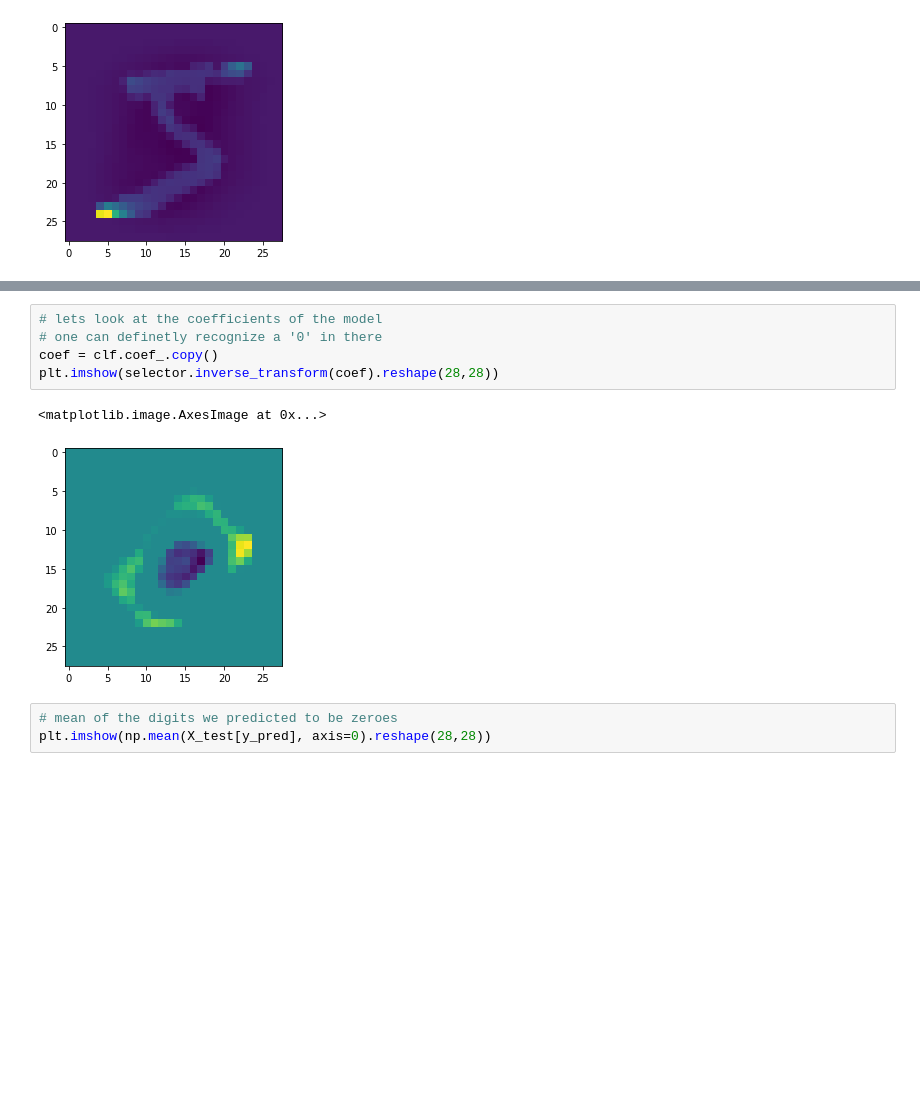
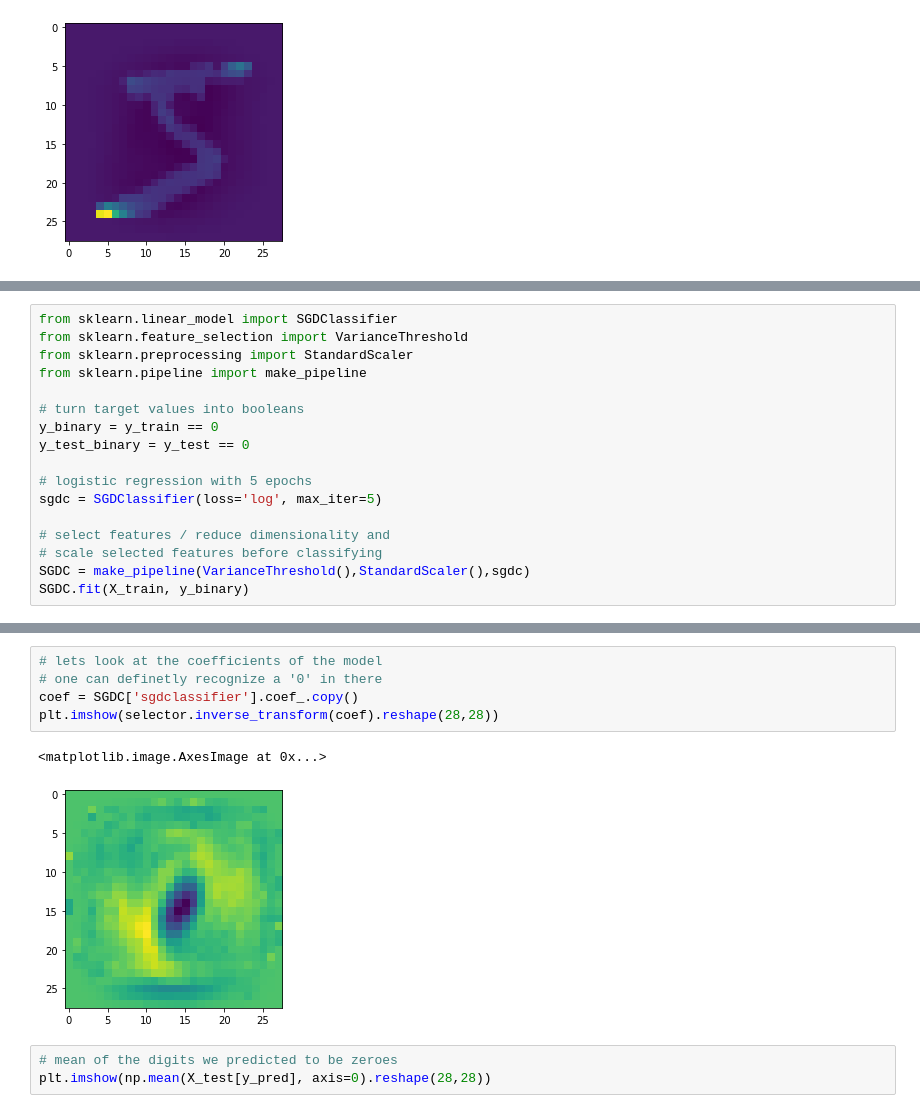
Before and after one commit to philj0st/MNIST-Digit-Classification, a Jupyter notebook: MNIST-Digits.ipynb, the cells around one changed output, grey strips where cells are left out. Cells and saved outputs as stored; diff of their text form; blank space fills up the shorter version.

```diff
--- a/MNIST-Digits.ipynb
+++ b/MNIST-Digits.ipynb
@@ -142,0 +116,17 @@ score, f1
+# %%
+from sklearn.linear_model import SGDClassifier
+from sklearn.feature_selection import VarianceThreshold
+from sklearn.preprocessing import StandardScaler
+from sklearn.pipeline import make_pipeline
+
+# turn target values into booleans
+y_binary = y_train == 0
+y_test_binary = y_test == 0
+
+# logistic regression with 5 epochs
+sgdc = SGDClassifier(loss='log', max_iter=5)
+
+# select features / reduce dimensionality and
+# scale selected features before classifying
+SGDC = make_pipeline(VarianceThreshold(),StandardScaler(),sgdc)
+SGDC.fit(X_train, y_binary)
@@ -143,11 +153,11 @@ score, f1
 # %%
 # lets look at the coefficients of the model
 # one can definetly recognize a '0' in there
-coef = clf.coef_.copy()
+coef = SGDC['sgdclassifier'].coef_.copy()
 plt.imshow(selector.inverse_transform(coef).reshape(28,28))
 # %% [output]
 <matplotlib.image.AxesImage at 0x...>
-[figure, old version]
+[figure, new version]
 # %%
 # mean of the digits we predicted to be zeroes
 plt.imshow(np.mean(X_test[y_pred], axis=0).reshape(28,28))
```
Also changed, not shown: parts of 28 cells of this notebook.
